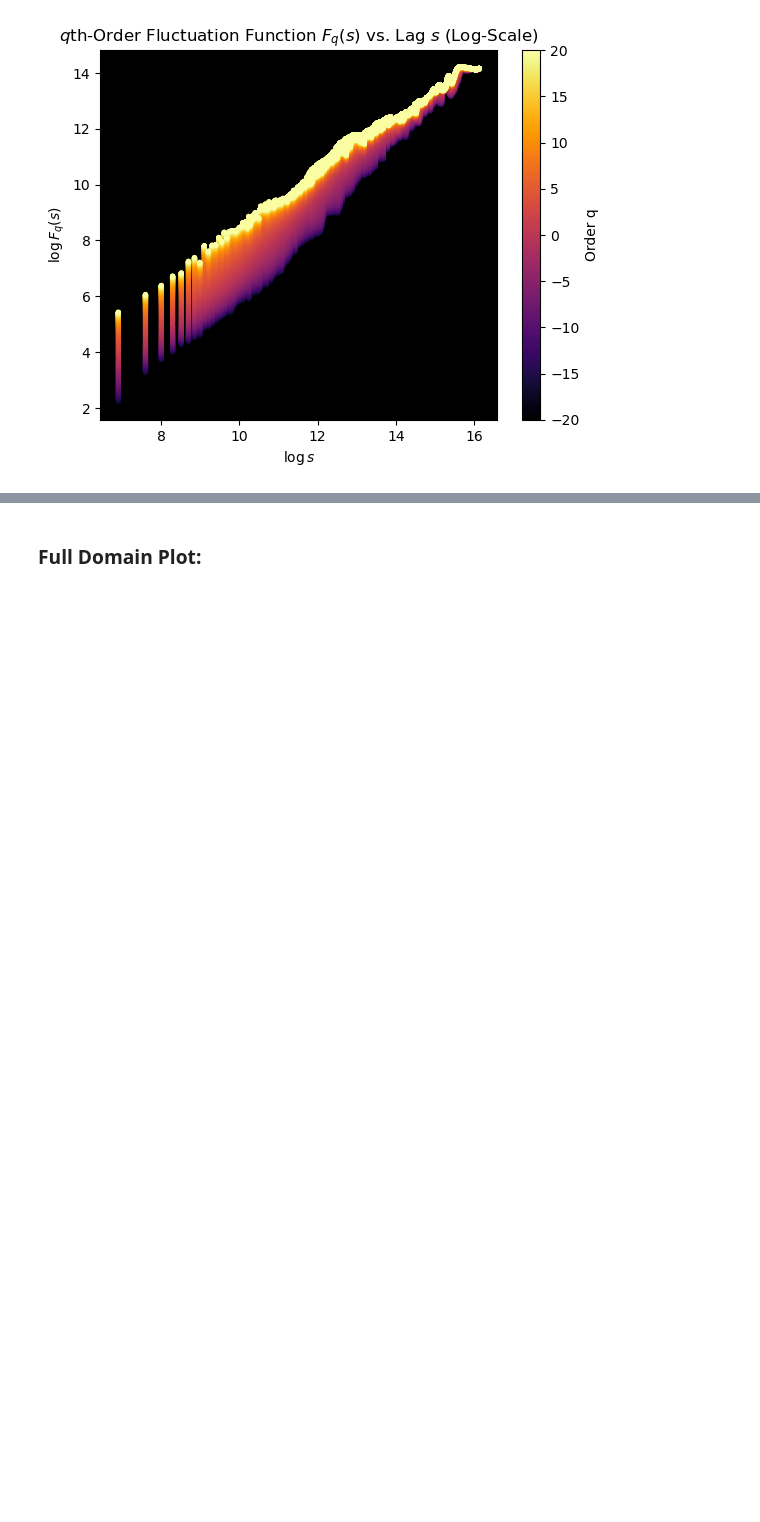
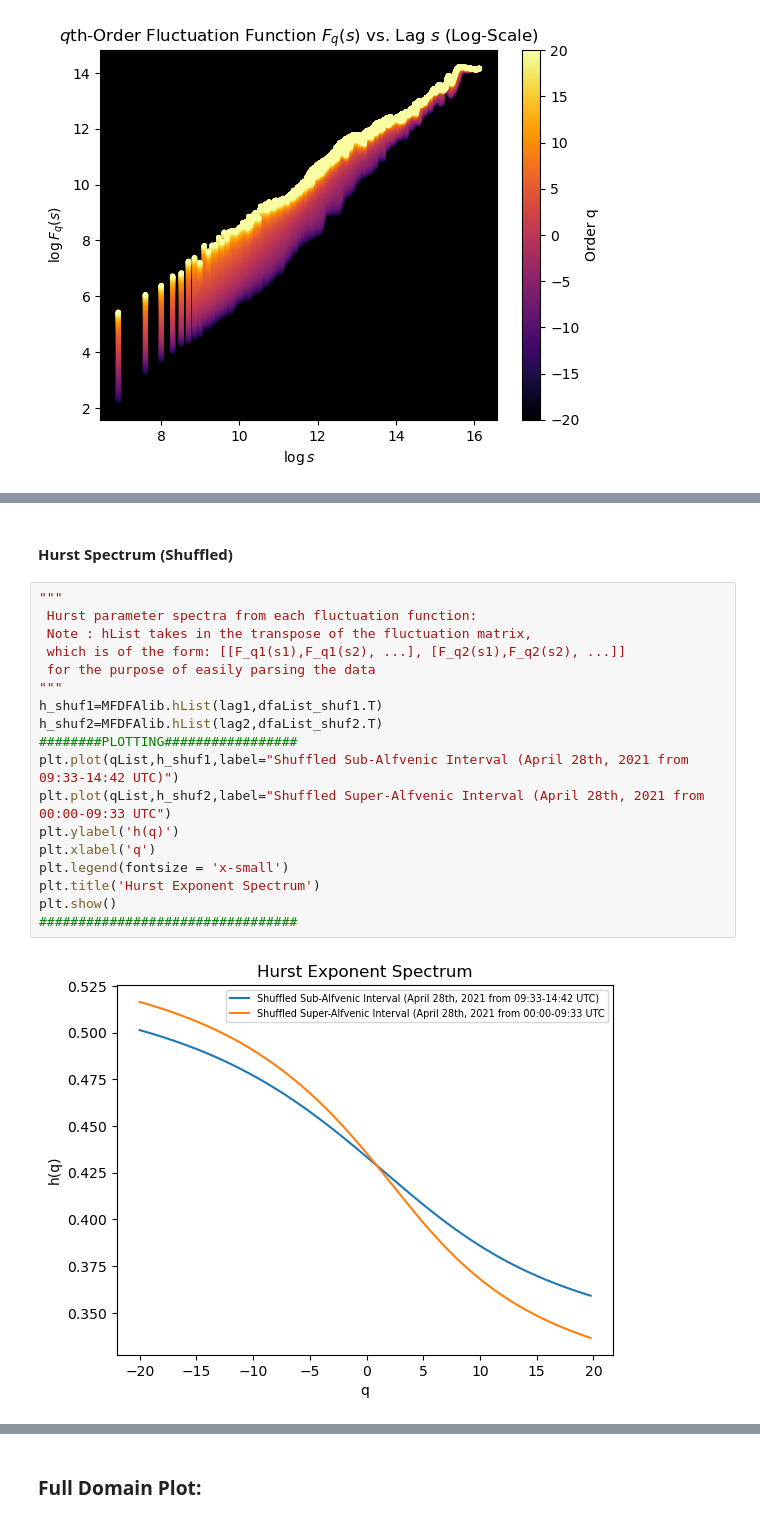
Before and after one commit to sfcoscia/Solar_Wind_MFDFA, a Jupyter notebook: MFDFA_PSP.ipynb, the cells around one changed output, grey strips where cells are left out. Cells and saved outputs as stored; diff of their text form; blank space fills up the shorter version.

```diff
--- a/MFDFA_PSP.ipynb
+++ b/MFDFA_PSP.ipynb
@@ -149,0 +181,22 @@ TypeError: PSDfunc() missing 1 required positional argument: 'label'
+# %% [markdown]
+#### Hurst Spectrum (Shuffled)
+# %%
+"""
+ Hurst parameter spectra from each fluctuation function:
+ Note : hList takes in the transpose of the fluctuation matrix,
+ which is of the form: [[F_q1(s1),F_q1(s2), ...], [F_q2(s1),F_q2(s2), ...]]
+ for the purpose of easily parsing the data
+"""
+h_shuf1=MFDFAlib.hList(lag1,dfaList_shuf1.T)
+h_shuf2=MFDFAlib.hList(lag2,dfaList_shuf2.T)
+########PLOTTING#################
+plt.plot(qList,h_shuf1,label="Shuffled Sub-Alfvenic Interval (April 28th, 2021 from 09:33-14:42 UTC)")
+plt.plot(qList,h_shuf2,label="Shuffled Super-Alfvenic Interval (April 28th, 2021 from 00:00-09:33 UTC")
+plt.ylabel('h(q)')
+plt.xlabel('q')
+plt.legend(fontsize = 'x-small')
+plt.title('Hurst Exponent Spectrum')
+plt.show()
+#################################
+# %% [output]
+[figure, added]
```
Also changed, not shown: parts of 21 cells of this notebook, 4 other files.
